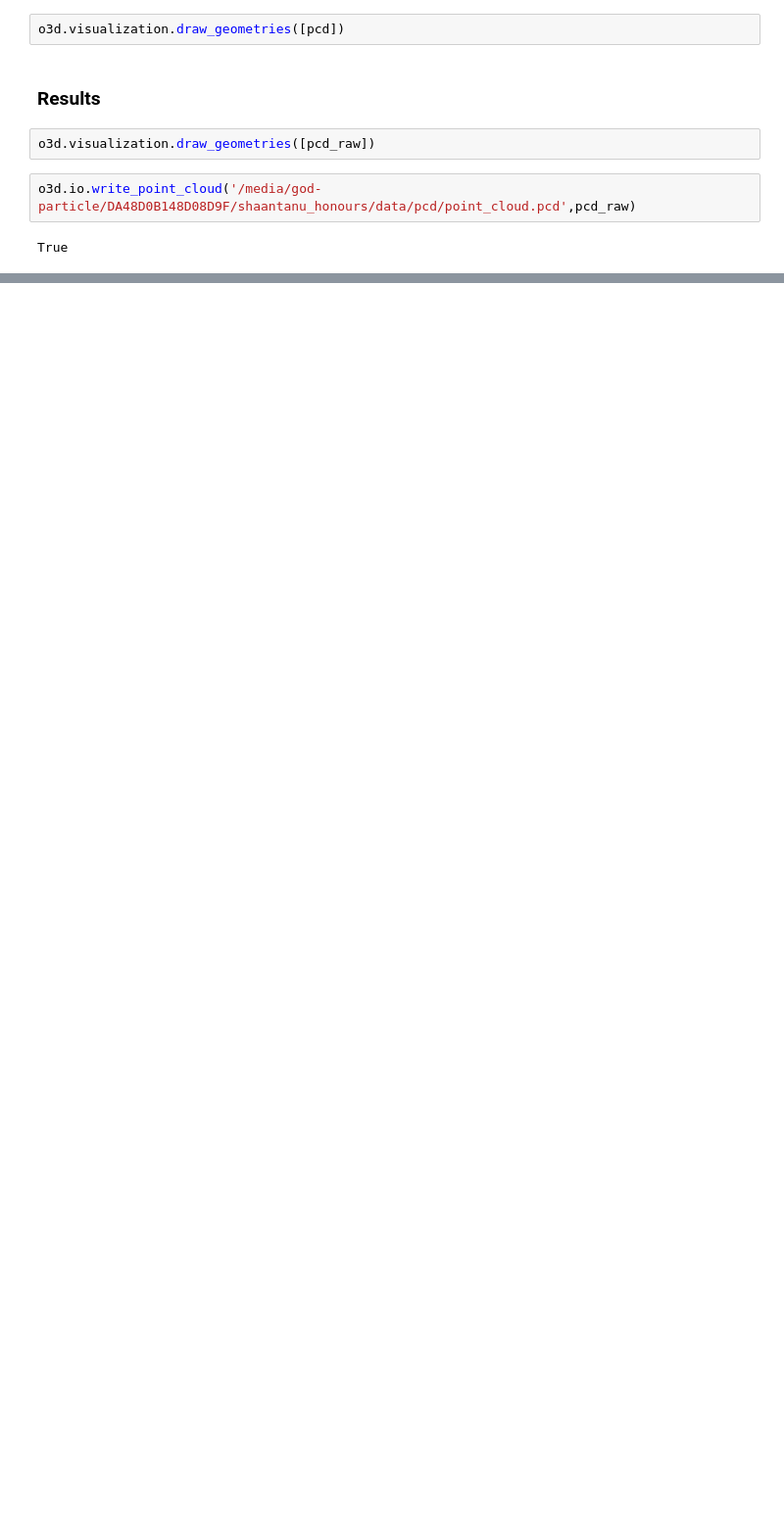
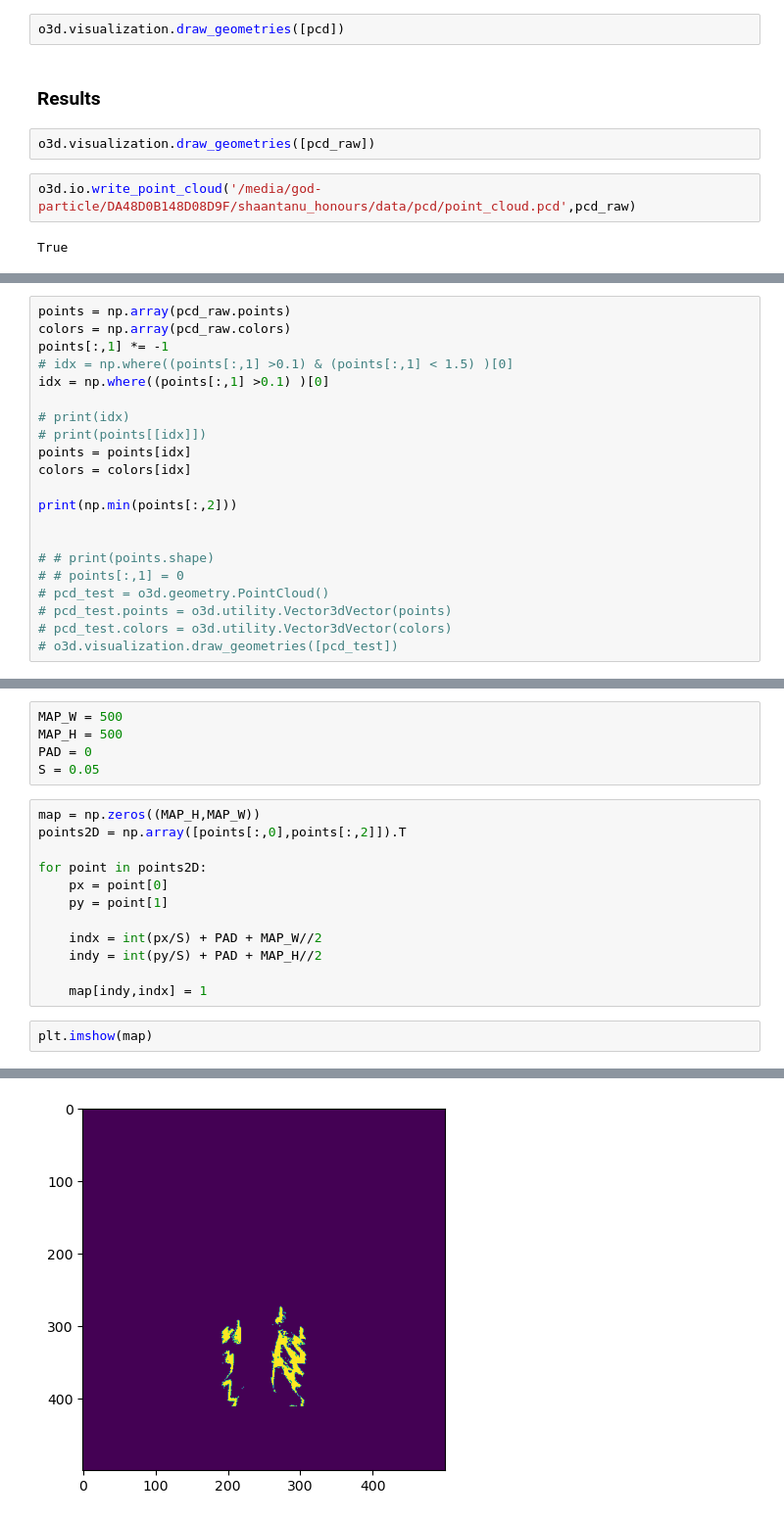
Before and after one commit to shaantanu314/small-object-detection, a Jupyter notebook: parse_rosbag.ipynb, the cells around one changed output, grey strips where cells are left out. Shown: that part at 98% size. Cells and saved outputs as stored; diff of their text form; blank space fills up the shorter version.

```diff
--- a/parse_rosbag.ipynb
+++ b/parse_rosbag.ipynb
@@ -293,0 +294,21 @@ True
+# %%
+points = np.array(pcd_raw.points)
+colors = np.array(pcd_raw.colors)
+points[:,1] *= -1
+# idx = np.where((points[:,1] >0.1) & (points[:,1] < 1.5) )[0]
+idx = np.where((points[:,1] >0.1) )[0]
+
+# print(idx)
+# print(points[[idx]])
+points = points[idx]
+colors = colors[idx]
+
+print(np.min(points[:,2]))
+
+
+# # print(points.shape)
+# # points[:,1] = 0
+# pcd_test = o3d.geometry.PointCloud()
+# pcd_test.points = o3d.utility.Vector3dVector(points)
+# pcd_test.colors = o3d.utility.Vector3dVector(colors)
+# o3d.visualization.draw_geometries([pcd_test])
@@ -293,0 +317,20 @@ True
+# %%
+MAP_W = 500
+MAP_H = 500
+PAD = 0
+S = 0.05
+# %%
+map = np.zeros((MAP_H,MAP_W))
+points2D = np.array([points[:,0],points[:,2]]).T
+
+for point in points2D:
+    px = point[0]
+    py = point[1]
+
+    indx = int(px/S) + PAD + MAP_W//2
+    indy = int(py/S) + PAD + MAP_H//2
+
+    map[indy,indx] = 1
+# %%
+plt.imshow(map)
+# %% [output]
@@ -293,0 +338 @@ True
+[figure, added]
```
Also changed, not shown: parts of 5 cells of this notebook.
